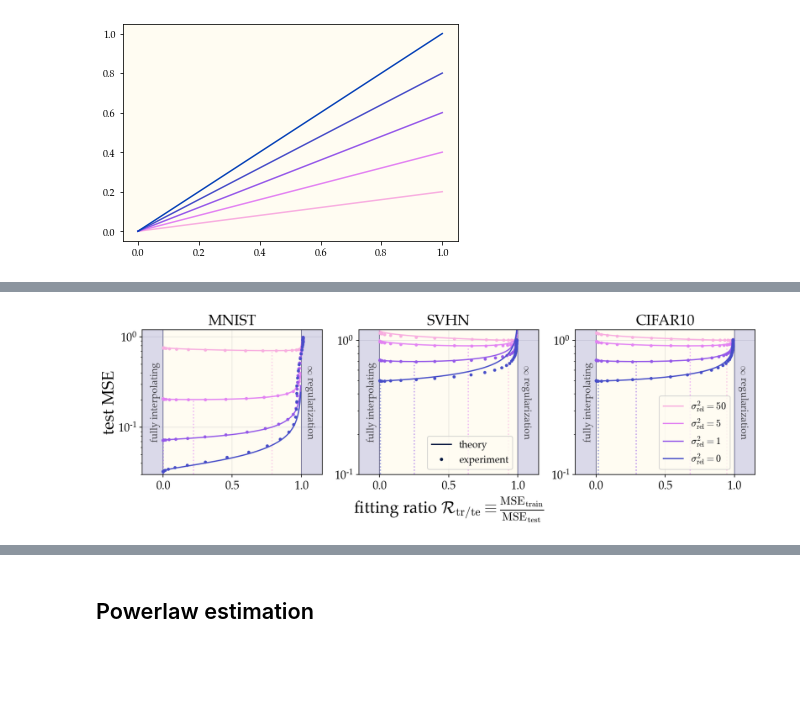
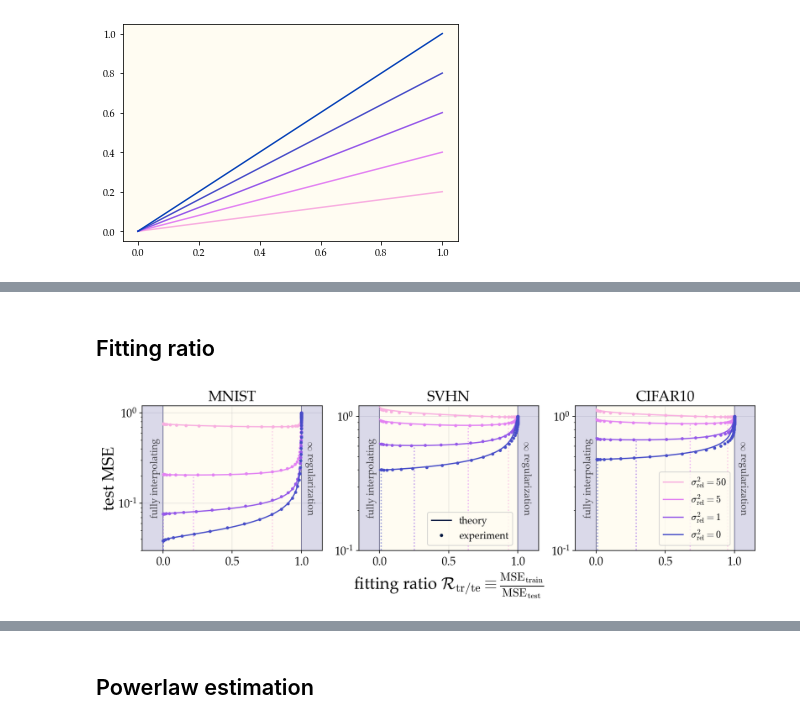
Before and after one commit to dkarkada/more-is-better, a Jupyter notebook: powerlaws.ipynb, the cells around one changed output, grey strips where cells are left out. Saved outputs shown, nothing was run; the diff lists cells and outputs as text; code cells hidden in the pictures; blank space fills up the shorter version.

```diff
--- a/powerlaws.ipynb
+++ b/powerlaws.ipynb
@@ -107,3 +173,5 @@ plt.show()
+# %% [markdown]
+## Fitting ratio
 # %%
 def mse_theory(R, a, b, noise, n):
     R2 = np.sqrt(R)
@@ -118,13 +186,11 @@ def mse_theory(R, a, b, noise, n):
 fig, axes = plt.subplots(ncols=3, figsize=(12,3))
 
 plot_params = {
-    "datasets": ["mnist", "cifar10", "cifar10"],
+    "datasets": ["mnist", "svhn", "cifar10"],
     "titles": ["MNIST", "SVHN", "CIFAR10"],
     "ymin": [0.03, 0.1, 0.1],
     "alpha": [1.13, 1.21, 1.16],
     "beta": [1.357, 1.195, 1.139],
-    "hack_add": [-.01, .01, .01]
-
 }
 
 for i, ax in enumerate(axes):
@@ -135,21 +201,20 @@ for i, ax in enumerate(axes):
     expt_info = ExptDetails(EXPT_NUM, DEPTH, DATASET_NAME)
     work_dir = f"results/{DATASET_NAME}/{expt_info.expt_name}"
 
-    expt = Exper
-
-    ridges = optridge["ridges"]
-    noises = optridge["noise_rels"]
-    test_mses = optridge["test_mses"]
-    train_mses = optridge["train_mses"]
+    expt = ExperimentResults.load(f"{work_dir}/optridge.expt")
+    ridges = expt.get_axis("ridge")
+    noises = expt.get_axis("noise")
 
     for j, noise in enumerate(noises[::-1]):
-        test_mse, train_mse = test_mses[noise], train_mses[noise]
-        test_mse = test_mse + plot_params["hack_add"][i]
+        # test_mse, train_mse = test_mses[noise], train_mses[noise]
+        test_mse, _ = expt.get(stats_axis='trial', noise=noise, result="test_mse")
+        train_mse, _ = expt.get(stats_axis='trial', noise=noise, result="train_mse")
+
         R = train_mse/test_mse
 
         alpha = plot_params["alpha"][i]
         beta = plot_params["beta"][i]
-        R_thry = np.linspace(0, 1, 200, endpoint=False)
+        R_thry = np.linspace(0, 1, 100, endpoint=False)
         thry = mse_theory(R_thry, alpha, beta, noise, 30000)
         pf = test_mse.min()/thry.min()
         thry *= pf
@@ -168,7 +233,6 @@ for i, ax in enumerate(axes):
     ymid = np.sqrt(ymin*1.2)
     ax.text(-0.02, ymid, "fully interpolating", rotation=90, ha='right', va='center', size=12, alpha=0.7)
     ax.text(1.02, ymid, "$\infty$ regularization", rotation=-90, ha='left', va='center', size=12, alpha=0.7)
-    # ax.set_xscale('log')
     ax.set_yscale('log')
 
 
@@ -185,32 +249,32 @@ plt.xlabel('fitting ratio $\mathcal{R}_\mathrm{tr/te}\equiv\\frac{\mathrm{MSE}_\
 plt.ylabel('test MSE', size="x-large")
 plt.ticklabel_format(axis='y', style='plain')
 plt.tight_layout()
 fig.subplots_adjust(bottom=0)
 plt.figlegend(
     (
         Line2D([0], [0], color=get_color(0)),
         Line2D([0], [0], color=get_color(1)),
         Line2D([0], [0], color=get_color(2)),
         Line2D([0], [0], color=get_color(3)),),
     (
         f"$\sigma^2_\mathrm{{rel}}={noises[3]}$",
         f"$\sigma^2_\mathrm{{rel}}={noises[2]}$",
         f"$\sigma^2_\mathrm{{rel}}={noises[1]}$",
         f"$\sigma^2_\mathrm{{rel}}={noises[0]}$",),
     fontsize=12,
     loc=(.838, .27),
 )
 plt.figlegend(
     (
         Line2D([0], [0], color='xkcd:navy'),
         Line2D([0], [0], color='xkcd:navy', ls="none", marker='.'),),
     (
         "theory",
         "experiment",),
     fontsize=12,
     loc=(.493,.27),
 )
 plt.show()
 # %% [output]
-[figure, old version]
+[figure, new version]
 # %%
```
Also changed, not shown: parts of 7 cells of this notebook, 4 other files.
